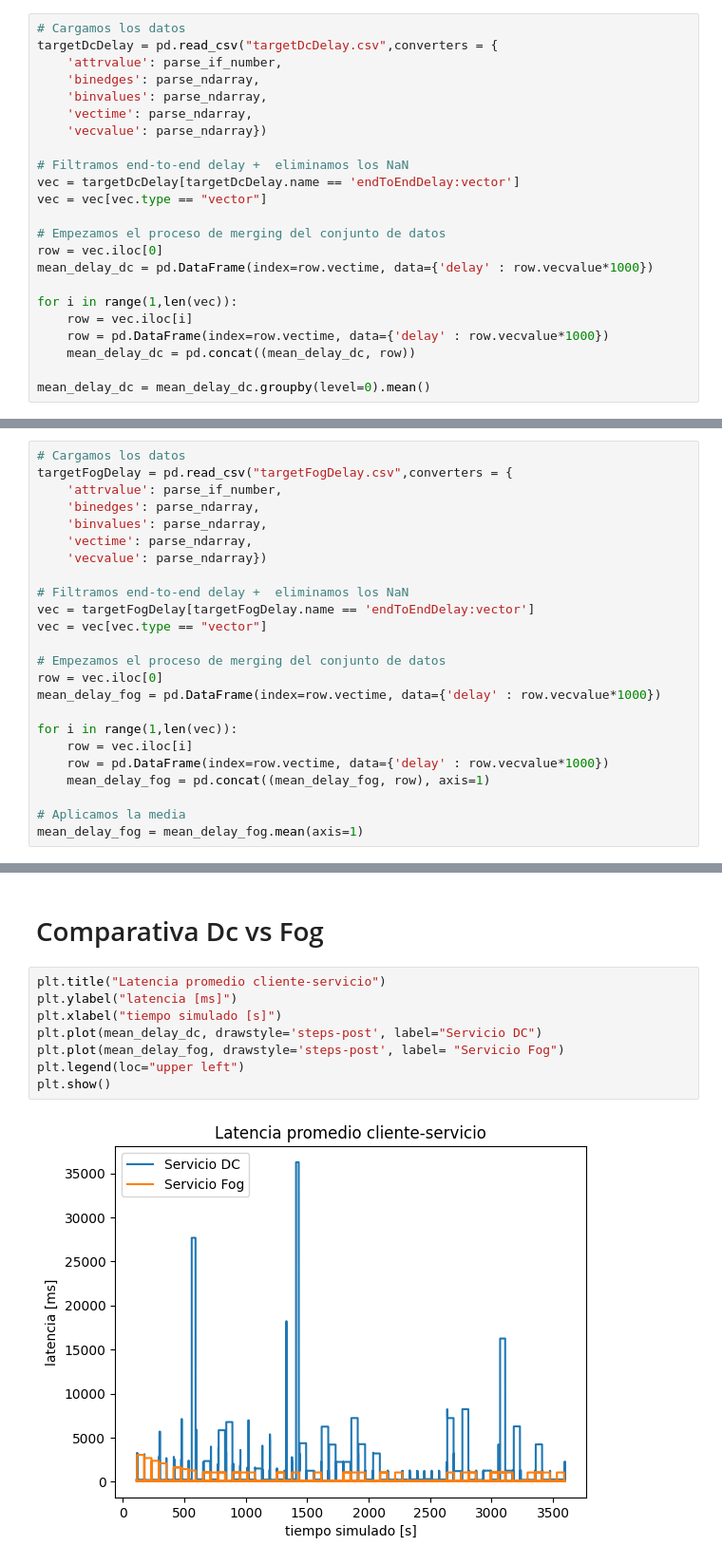
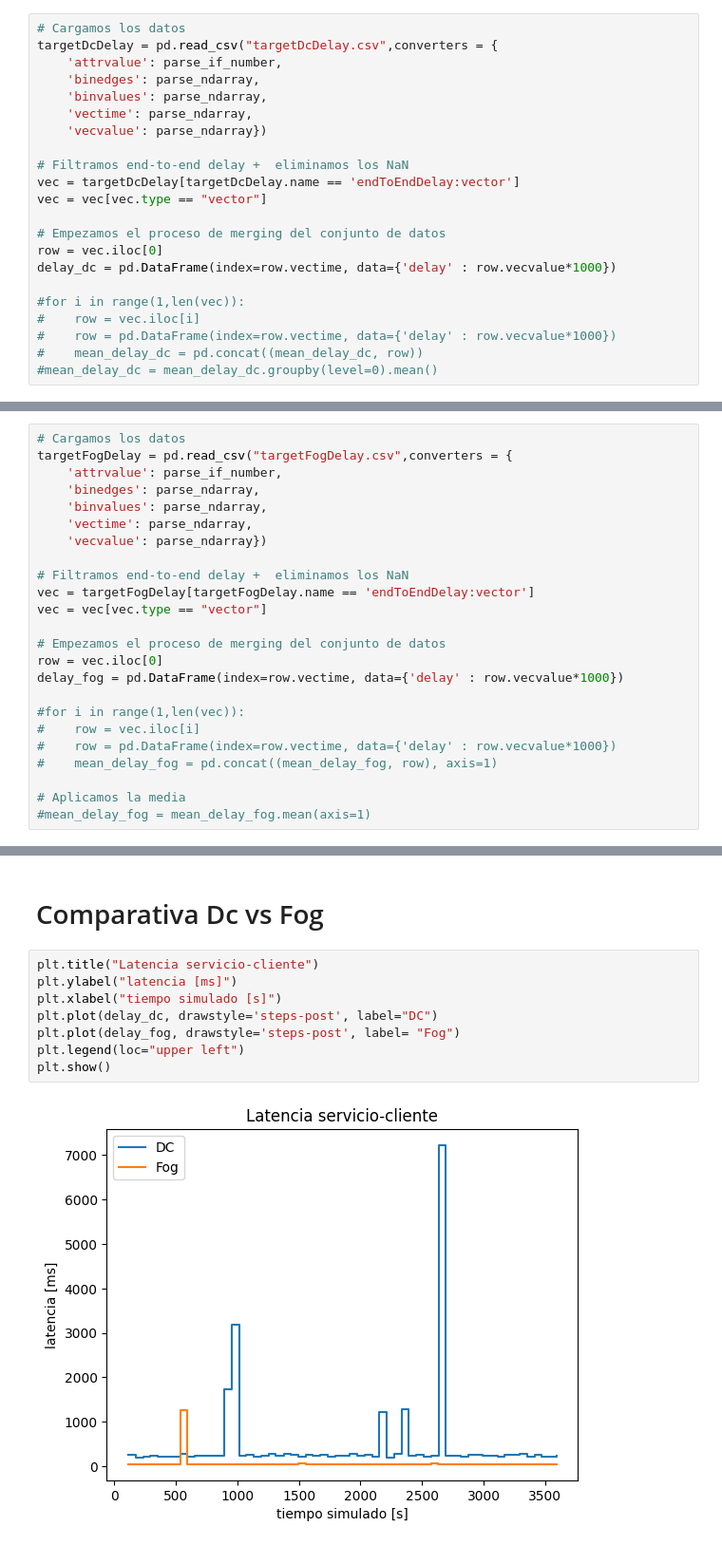
Before and after one commit to UlyssesDeAguilar/Simcan2Fog, a Jupyter notebook: simulations/EdgeScenario/analysis/delays.ipynb, the cells around one changed output, grey strips where cells are left out. Shown: that part at 95% size. Saved outputs shown, nothing was run; the diff lists cells and outputs as text.

```diff
--- a/simulations/EdgeScenario/analysis/delays.ipynb
+++ b/simulations/EdgeScenario/analysis/delays.ipynb
@@ -35,12 +35,11 @@ vec = vec[vec.type == "vector"]
 
 # Empezamos el proceso de merging del conjunto de datos
 row = vec.iloc[0]
-mean_delay_dc = pd.DataFrame(index=row.vectime, data={'delay' : row.vecvalue*1000})
+delay_dc = pd.DataFrame(index=row.vectime, data={'delay' : row.vecvalue*1000})
 
-for i in range(1,len(vec)):
-    row = vec.iloc[i]
-    row = pd.DataFrame(index=row.vectime, data={'delay' : row.vecvalue*1000})
-    mean_delay_dc = pd.concat((mean_delay_dc, row))
-
-mean_delay_dc = mean_delay_dc.groupby(level=0).mean()
+#for i in range(1,len(vec)):
+#    row = vec.iloc[i]
+#    row = pd.DataFrame(index=row.vectime, data={'delay' : row.vecvalue*1000})
+#    mean_delay_dc = pd.concat((mean_delay_dc, row))
+#mean_delay_dc = mean_delay_dc.groupby(level=0).mean()
 # %%
@@ -91,13 +90,13 @@ vec = vec[vec.type == "vector"]
 
 # Empezamos el proceso de merging del conjunto de datos
 row = vec.iloc[0]
-mean_delay_fog = pd.DataFrame(index=row.vectime, data={'delay' : row.vecvalue*1000})
+delay_fog = pd.DataFrame(index=row.vectime, data={'delay' : row.vecvalue*1000})
 
-for i in range(1,len(vec)):
-    row = vec.iloc[i]
-    row = pd.DataFrame(index=row.vectime, data={'delay' : row.vecvalue*1000})
-    mean_delay_fog = pd.concat((mean_delay_fog, row), axis=1)
+#for i in range(1,len(vec)):
+#    row = vec.iloc[i]
+#    row = pd.DataFrame(index=row.vectime, data={'delay' : row.vecvalue*1000})
+#    mean_delay_fog = pd.concat((mean_delay_fog, row), axis=1)
 
 # Aplicamos la media
-mean_delay_fog = mean_delay_fog.mean(axis=1)
+#mean_delay_fog = mean_delay_fog.mean(axis=1)
 # %%
@@ -111,12 +110,12 @@ plt.show()
 # %% [markdown]
 # Comparativa Dc vs Fog
 # %%
-plt.title("Latencia promedio cliente-servicio")
+plt.title("Latencia servicio-cliente")
 plt.ylabel("latencia [ms]")
 plt.xlabel("tiempo simulado [s]")
-plt.plot(mean_delay_dc, drawstyle='steps-post', label="Servicio DC")
-plt.plot(mean_delay_fog, drawstyle='steps-post', label= "Servicio Fog")
+plt.plot(delay_dc, drawstyle='steps-post', label="DC")
+plt.plot(delay_fog, drawstyle='steps-post', label= "Fog")
 plt.legend(loc="upper left")
 plt.show()
 # %% [output]
-[figure, old version]
+[figure, new version]
```
Also changed, not shown: parts of 5 cells of this notebook, 21 other files.
